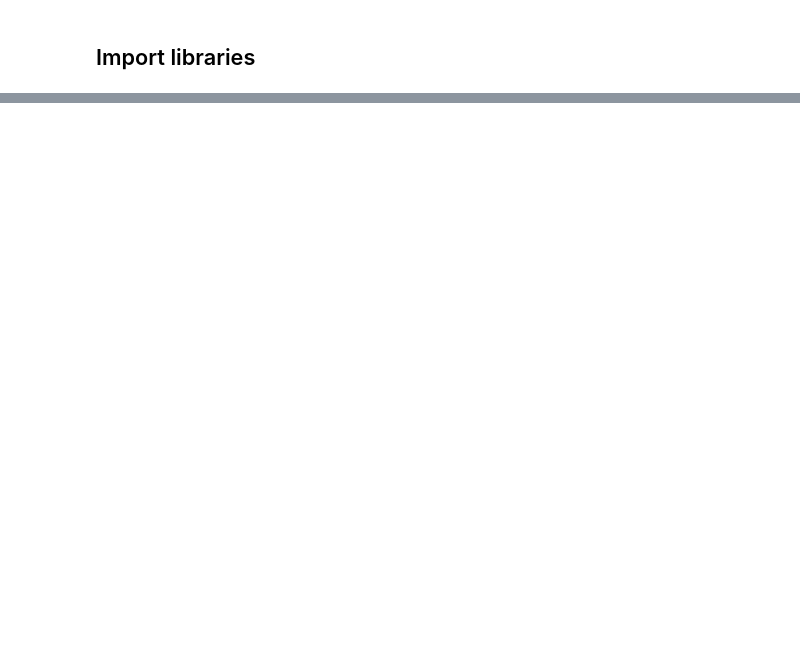
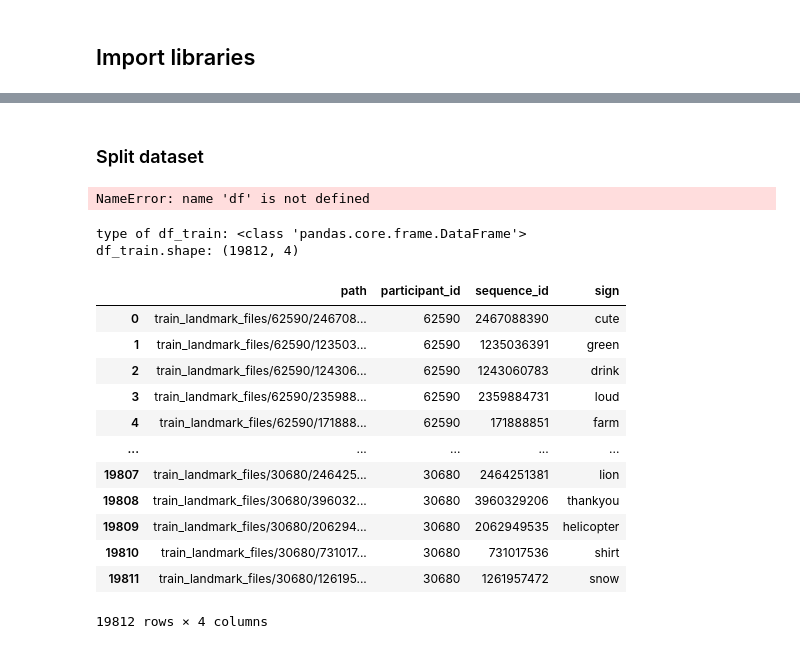
Before and after one commit to Mlamalerie/Isolated-Sign-Language-Recognition, a Jupyter notebook: Model Building.ipynb, the cells around one changed output, grey strips where cells are left out. Cells and saved outputs as stored; diff of their text form; code cells hidden in the pictures; blank space fills up the shorter version.

```diff
--- a/Model Building.ipynb
+++ b/Model Building.ipynb
@@ -8,0 +76,69 @@ KeyboardInterrupt
+# %% [markdown]
+### Split dataset
+# %%
+
+df_train.groupby("participant_id").apply(lambda x: x.sample(frac=1-val_size, random_state=random_state))
+# %% [output]
+NameError: name 'df' is not defined
+# %%
+def train_test_split(df, test_size=0.2, random_state=42):
+    """Split dataset into train and validation set (as in sklearn)."""
+    random.seed(random_state)
+    df_train = df.sample(frac=1-test_size, random_state=random_state)
+    df_val = df.drop(df_train.index)
+    return df_train, df_val
+
+def split_dataset(df, val_size=0.2, random_state=42, grouping_by : str = None):
+    """Split dataset into train and validation set."""
+    if grouping_by == "participant_id":
+        participant_ids = df["participant_id"].unique()
+        df_trains : List[pd.DataFrame] = []
+        df_vals : List[pd.DataFrame] = []
+        for participant_id in participant_ids:
+            df_participant = df[df["participant_id"] == participant_id]
+            df_train, df_val = train_test_split(df_participant, test_size=val_size, random_state=random_state)
+            df_trains.append(df_train)
+            df_vals.append(df_val)
+
+        df_train = pd.concat(df_trains, ignore_index=True)
+        df_val = pd.concat(df_vals, ignore_index=True)
+
+    elif grouping_by == "sign":
+        signs = df["sign"].unique()
+        df_trains : List[pd.DataFrame] = []
+        df_vals : List[pd.DataFrame] = []
+        for sign in signs:
+            df_sign = df[df["sign"] == sign]
+            df_train, df_val = train_test_split(df_sign, test_size=val_size, random_state=random_state)
+            df_trains.append(df_train)
+            df_vals.append(df_val)
+
+        df_train = pd.concat(df_trains, ignore_index=True)
+        df_val = pd.concat(df_vals, ignore_index=True)
+    else:
+        df_train, df_val = train_test_split(df, test_size=val_size, random_state=random_state)
+    return df_train, df_val
+
+df_train, df_val = split_dataset(df_train, val_size=0.2, random_state=12, grouping_by_participant=True)
+
+print(f"type of df_train: {type(df_train)}")
+print(f"df_train.shape: {df_train.shape}")
+#print(f"df_val.shape: {df_val.shape}")
+
+df_train
+# %% [output]
+type of df_train: <class 'pandas.core.frame.DataFrame'>
+df_train.shape: (19812, 4)
+|  | path | participant_id | sequence_id | sign |
+| 0 | train_landmark_files/62590/246708... | 62590 | 2467088390 | cute |
+| 1 | train_landmark_files/62590/123503... | 62590 | 1235036391 | green |
+| 2 | train_landmark_files/62590/124306... | 62590 | 1243060783 | drink |
+| 3 | train_landmark_files/62590/235988... | 62590 | 2359884731 | loud |
+| 4 | train_landmark_files/62590/171888... | 62590 | 171888851 | farm |
+| ... | ... | ... | ... | ... |
+| 19807 | train_landmark_files/30680/246425... | 30680 | 2464251381 | lion |
+| 19808 | train_landmark_files/30680/396032... | 30680 | 3960329206 | thankyou |
+| 19809 | train_landmark_files/30680/206294... | 30680 | 2062949535 | helicopter |
+| 19810 | train_landmark_files/30680/731017... | 30680 | 731017536 | shirt |
+| 19811 | train_landmark_files/30680/126195... | 30680 | 1261957472 | snow |
+19812 rows × 4 columns
```
Also changed, not shown: parts of 12 cells of this notebook, 3 other files.
